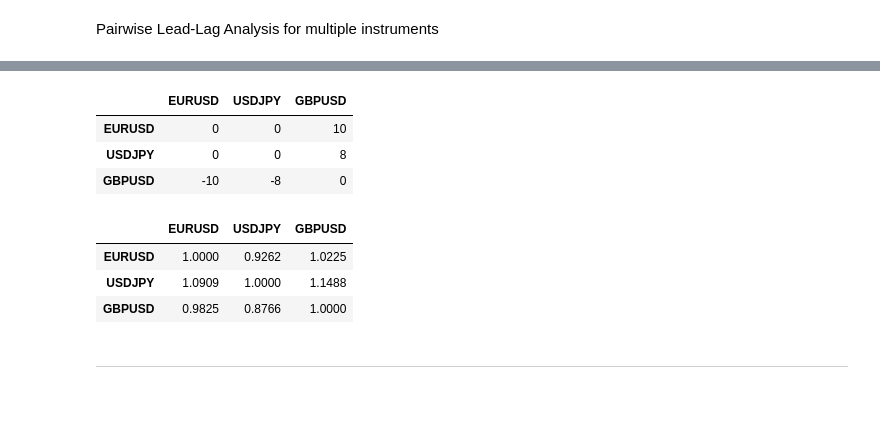
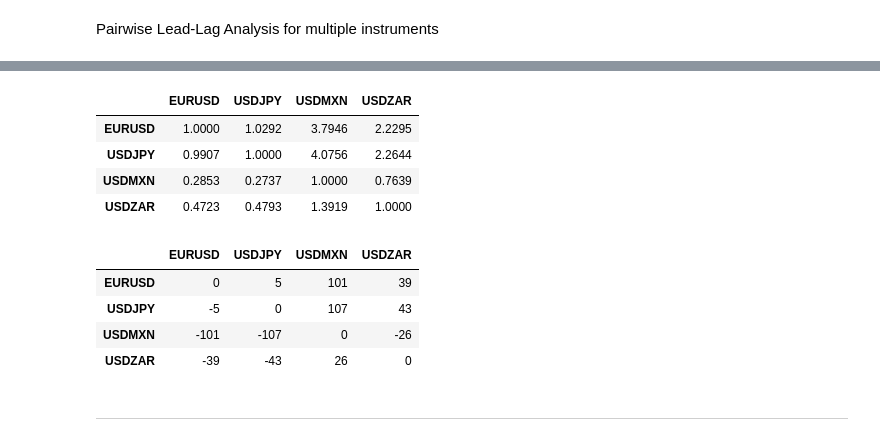
Before and after one commit to akaufman22/FinanceNoteboks, a Jupyter notebook: FXLeadLag/FXLeadLag.ipynb, the cells around one changed output, grey strips where cells are left out. Cells and saved outputs as stored; diff of their text form; code cells hidden in the pictures; blank space fills up the shorter version.

```diff
--- a/FXLeadLag/FXLeadLag.ipynb
+++ b/FXLeadLag/FXLeadLag.ipynb
@@ -303,10 +303,11 @@ downloading: https://datafeed.dukascopy.com/datafeed/USDZAR/2025/07/29/17h_ticks
 # %% [markdown]
 Pairwise Lead-Lag Analysis for multiple instruments
 # %%
-ccies = ['EURUSD', 'USDJPY', 'GBPUSD']
+#ccies = ['EURUSD', 'USDJPY', 'AUDUSD', 'USDCAD', 'USDMXN', 'USDZAR', 'USDTRY']
+ccies = ['EURUSD', 'USDJPY', 'USDMXN', 'USDZAR']
 pairs = [(c1, c2) for i, c1 in enumerate(ccies) for c2 in ccies[i+1:]]
 
-start_date = datetime.strptime('2025-08-26', '%Y-%m-%d')
+start_date = datetime.strptime('2025-06-01', '%Y-%m-%d')
 end_date = datetime.strptime('2025-08-29', '%Y-%m-%d')
 date_range = pd.date_range(start=start_date, end=end_date, freq='B')
 trading_hours = (8, 18)  # Trading hours in UTC
@@ -345,5 +346,4 @@ ll_matrix /= len(date_range)
 for c in ccies: llr_matrix.loc[c, c] = 1.0
 
 llr_matrix.style.format(precision=4, na_rep='-').set_properties(**{'text-align': 'right'})
-ll_matrix.style.format(precision=0, na_rep='-').set_properties(**{'text-align': 'right'})
 # %% [output]
@@ -367,11 +367,13 @@ downloading: https://datafeed.dukascopy.com/datafeed/GBPUSD/2025/07/29/17h_ticks
-|  | EURUSD | USDJPY | GBPUSD |
-| EURUSD | 0 | 0 | 10 |
-| USDJPY | 0 | 0 | 8 |
-| GBPUSD | -10 | -8 | 0 |
+|  | EURUSD | USDJPY | USDMXN | USDZAR |
+| EURUSD | 1.0000 | 1.0292 | 3.7946 | 2.2295 |
+| USDJPY | 0.9907 | 1.0000 | 4.0756 | 2.2644 |
+| USDMXN | 0.2853 | 0.2737 | 1.0000 | 0.7639 |
+| USDZAR | 0.4723 | 0.4793 | 1.3919 | 1.0000 |
 # %%
-llr_matrix.style.format(precision=4, na_rep='-').set_properties(**{'text-align': 'right'})
+ll_matrix.style.format(precision=0, na_rep='-').set_properties(**{'text-align': 'right'})
 # %% [output]
-|  | EURUSD | USDJPY | GBPUSD |
-| EURUSD | 1.0000 | 0.9262 | 1.0225 |
-| USDJPY | 1.0909 | 1.0000 | 1.1488 |
-| GBPUSD | 0.9825 | 0.8766 | 1.0000 |
+|  | EURUSD | USDJPY | USDMXN | USDZAR |
+| EURUSD | 0 | 5 | 101 | 39 |
+| USDJPY | -5 | 0 | 107 | 43 |
+| USDMXN | -101 | -107 | 0 | -26 |
+| USDZAR | -39 | -43 | 26 | 0 |
```
Also changed, not shown: parts of 32 cells of this notebook.
